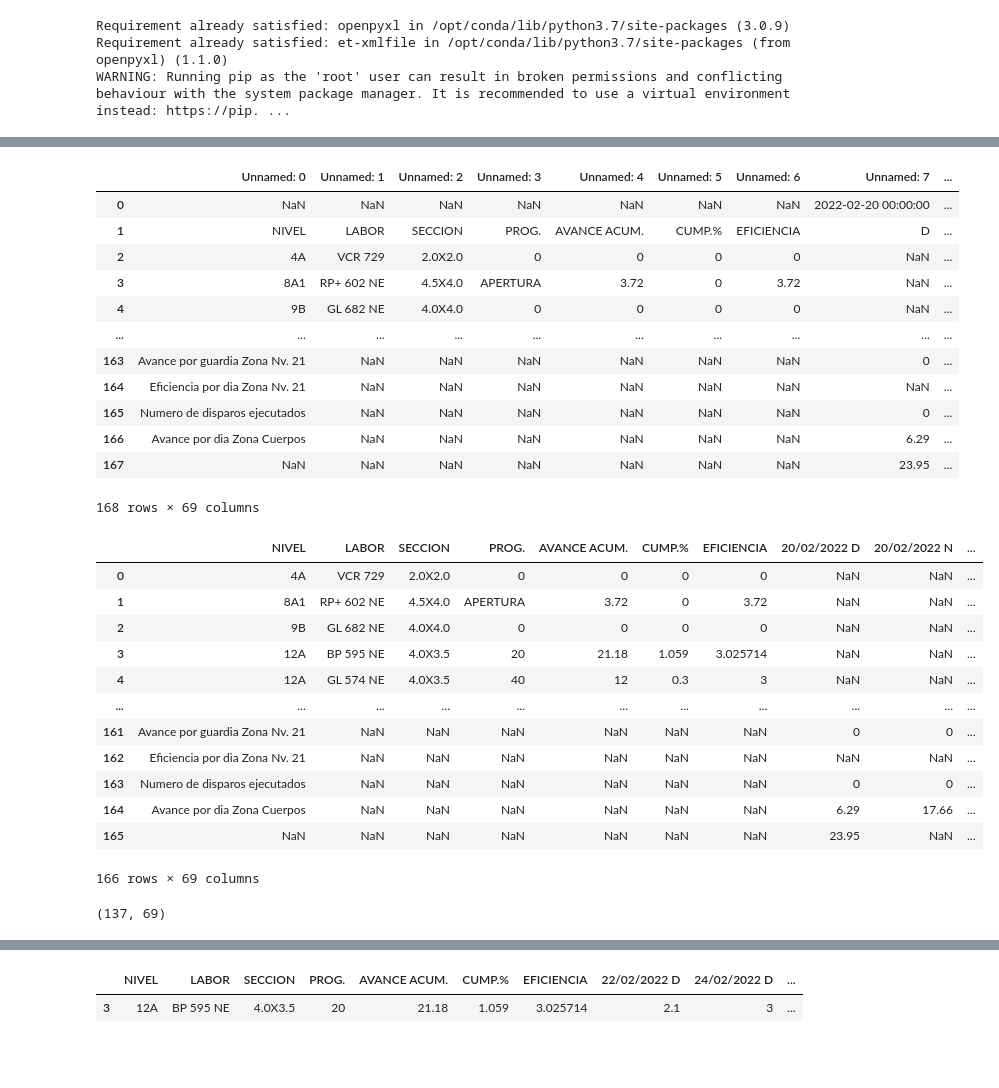
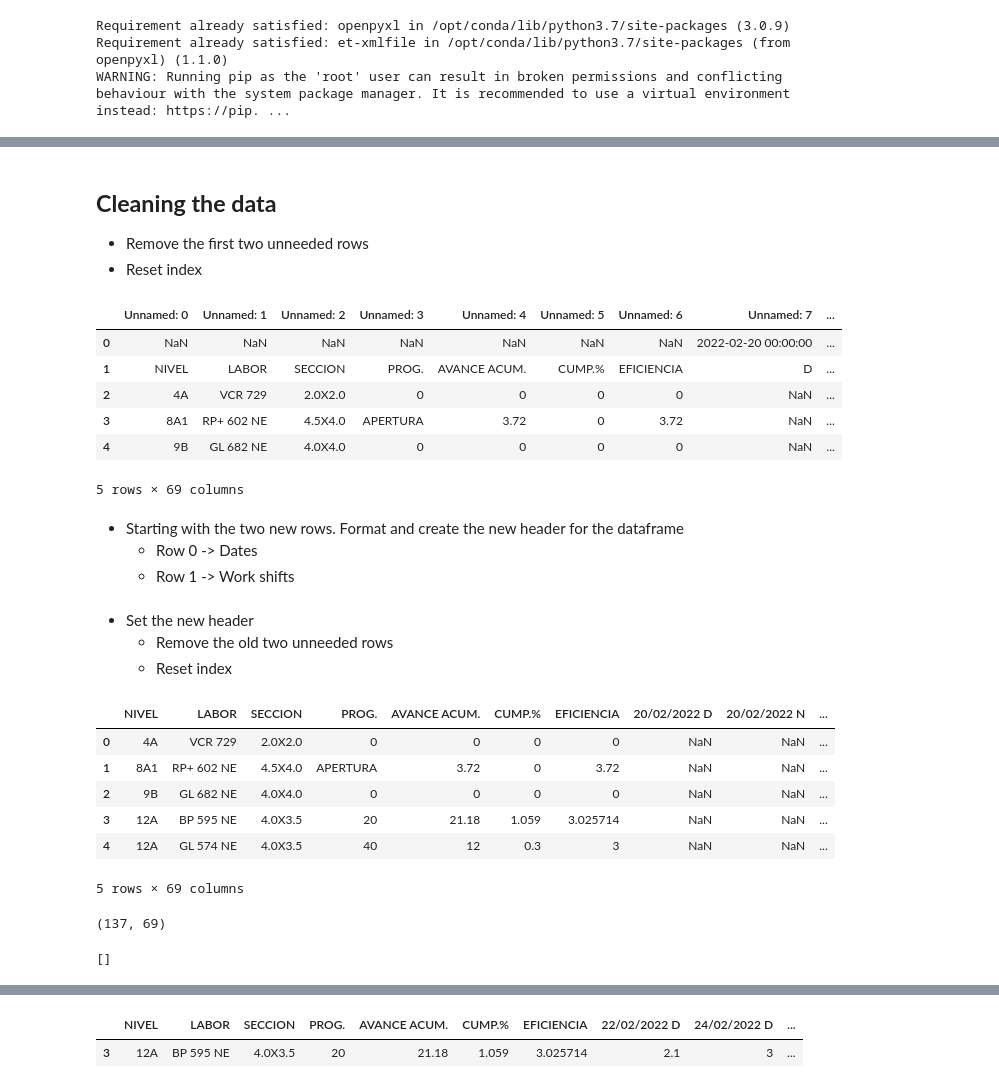
Before and after one commit to ivansaul/gmi, a Jupyter notebook: pervol/pervol.ipynb, the cells around one changed output, grey strips where cells are left out. Drawn from its saved outputs; the diff is of its cells as text; code cells hidden in the pictures; blank space fills up the shorter version.

```diff
--- a/pervol/pervol.ipynb
+++ b/pervol/pervol.ipynb
@@ -10,8 +25,11 @@ import numpy as np
+# %% [markdown]
+## **Cleaning the data**
+- Remove the first two unneeded rows
+- Reset index
 # %%
-df=pd.read_excel('EFICIENCIA MARZO TOPOGRAFÍA - 2022.xlsx', sheet_name='EFICIENCIA FEBRERO')
 df.drop([0,1], inplace=True)
 df.reset_index(drop=True, inplace=True)
-df
+df.head()
 # %% [output]
 |  | Unnamed: 0 | Unnamed: 1 | Unnamed: 2 | Unnamed: 3 | Unnamed: 4 | Unnamed: 5 | Unnamed: 6 | Unnamed: 7 | ... |
 | 0 | NaN | NaN | NaN | NaN | NaN | NaN | NaN | 2022-02-20 00:00:00 | ... |
@@ -19,16 +37,14 @@ df
 | 2 | 4A | VCR 729 | 2.0X2.0 | 0 | 0 | 0 | 0 | NaN | ... |
 | 3 | 8A1 | RP+ 602 NE | 4.5X4.0 | APERTURA | 3.72 | 0 | 3.72 | NaN | ... |
 | 4 | 9B | GL 682 NE | 4.0X4.0 | 0 | 0 | 0 | 0 | NaN | ... |
-| ... | ... | ... | ... | ... | ... | ... | ... | ... | ... |
-| 163 | Avance por guardia Zona Nv. 21 | NaN | NaN | NaN | NaN | NaN | NaN | 0 | ... |
-| 164 | Eficiencia por dia Zona Nv. 21 | NaN | NaN | NaN | NaN | NaN | NaN | NaN | ... |
-| 165 | Numero de disparos ejecutados | NaN | NaN | NaN | NaN | NaN | NaN | 0 | ... |
-| 166 | Avance por dia Zona Cuerpos | NaN | NaN | NaN | NaN | NaN | NaN | 6.29 | ... |
-| 167 | NaN | NaN | NaN | NaN | NaN | NaN | NaN | 23.95 | ... |
-168 rows × 69 columns
+5 rows × 69 columns
+# %% [markdown]
+- Starting with the two new rows. Format and create the new header for the dataframe
+    + Row 0 -> Dates
+    + Row 1 -> Work shifts
 # %%
 #Row 0
-r0=[]
+r0=['']*7
 for i in df.iloc[0][7:]:
     if i is np.nan:
         #print(True)
@@ -43,37 +59,33 @@ for i in range(len(r0)):
     else:
         r0[i]=str(r0[i])
 
-r0=['']*7+r0
-
 #Row 1
 r1=df.iloc[1].tolist()
 
-#New row
+#New row (header)
 rx=[]
 for i,j in zip(r0,r1):
     #print(f'{i} {j}'.strip())
     rx.append(f'{i} {j}'.strip())
 
 #rx
+# %% [markdown]
+- Set the new header
+    - Remove the old two unneeded rows
+    - Reset index
 # %%
 df.set_axis(rx, axis=1, inplace=True)
 df.drop([0,1], inplace=True)
 df.reset_index(drop=True, inplace=True)
-df
+df.head()
 # %% [output]
 |  | NIVEL | LABOR | SECCION | PROG. | AVANCE ACUM. | CUMP.% | EFICIENCIA | 20/02/2022 D | 20/02/2022 N | ... |
 | 0 | 4A | VCR 729 | 2.0X2.0 | 0 | 0 | 0 | 0 | NaN | NaN | ... |
 | 1 | 8A1 | RP+ 602 NE | 4.5X4.0 | APERTURA | 3.72 | 0 | 3.72 | NaN | NaN | ... |
 | 2 | 9B | GL 682 NE | 4.0X4.0 | 0 | 0 | 0 | 0 | NaN | NaN | ... |
 | 3 | 12A | BP 595 NE | 4.0X3.5 | 20 | 21.18 | 1.059 | 3.025714 | NaN | NaN | ... |
 | 4 | 12A | GL 574 NE | 4.0X3.5 | 40 | 12 | 0.3 | 3 | NaN | NaN | ... |
-| ... | ... | ... | ... | ... | ... | ... | ... | ... | ... | ... |
-| 161 | Avance por guardia Zona Nv. 21 | NaN | NaN | NaN | NaN | NaN | NaN | 0 | 0 | ... |
-| 162 | Eficiencia por dia Zona Nv. 21 | NaN | NaN | NaN | NaN | NaN | NaN | NaN | NaN | ... |
-| 163 | Numero de disparos ejecutados | NaN | NaN | NaN | NaN | NaN | NaN | 0 | 0 | ... |
-| 164 | Avance por dia Zona Cuerpos | NaN | NaN | NaN | NaN | NaN | NaN | 6.29 | 17.66 | ... |
-| 165 | NaN | NaN | NaN | NaN | NaN | NaN | NaN | 23.95 | NaN | ... |
-166 rows × 69 columns
+5 rows × 69 columns
 # %%
 # Cleaning data
 df.dropna(axis='index',how='any',subset=['NIVEL', 'LABOR'],inplace=True)
@@ -89,7 +101,10 @@ ur=[]
 for index, row in df.iterrows():
     if len(row['NIVEL'])>4:
         print(row['NIVEL'], index)
-        ur.append(index)
-df.drop(ur, inplace=True)
-df.reset_index(drop=True, inplace=True)
+        #ur.append(index)
+#df.drop(ur, inplace=True)
+#df.reset_index(drop=True, inplace=True)
+ur
+# %% [output]
+[]
 # %%
```
Also changed, not shown: parts of 5 cells of this notebook, 1 other file.
